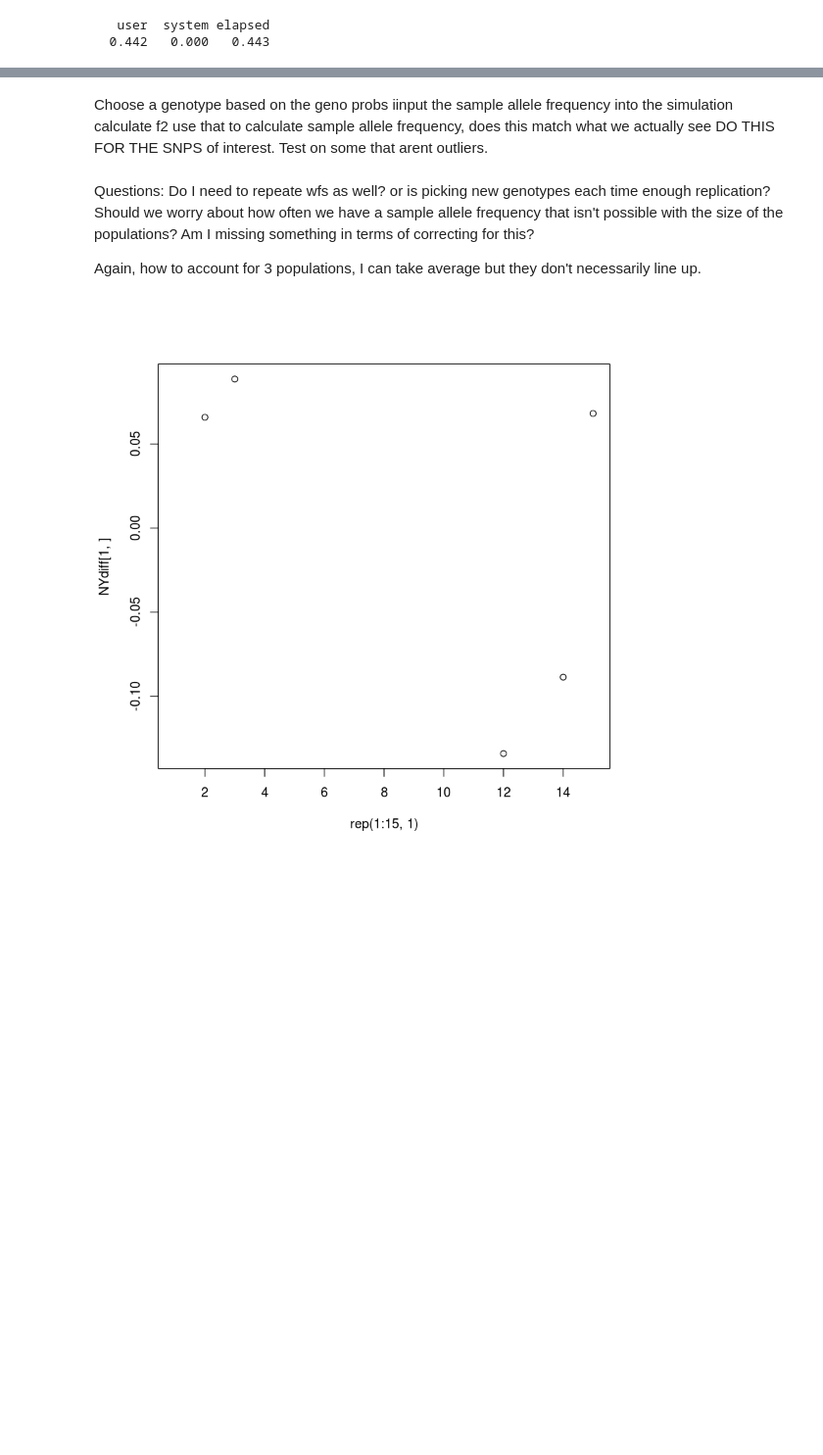
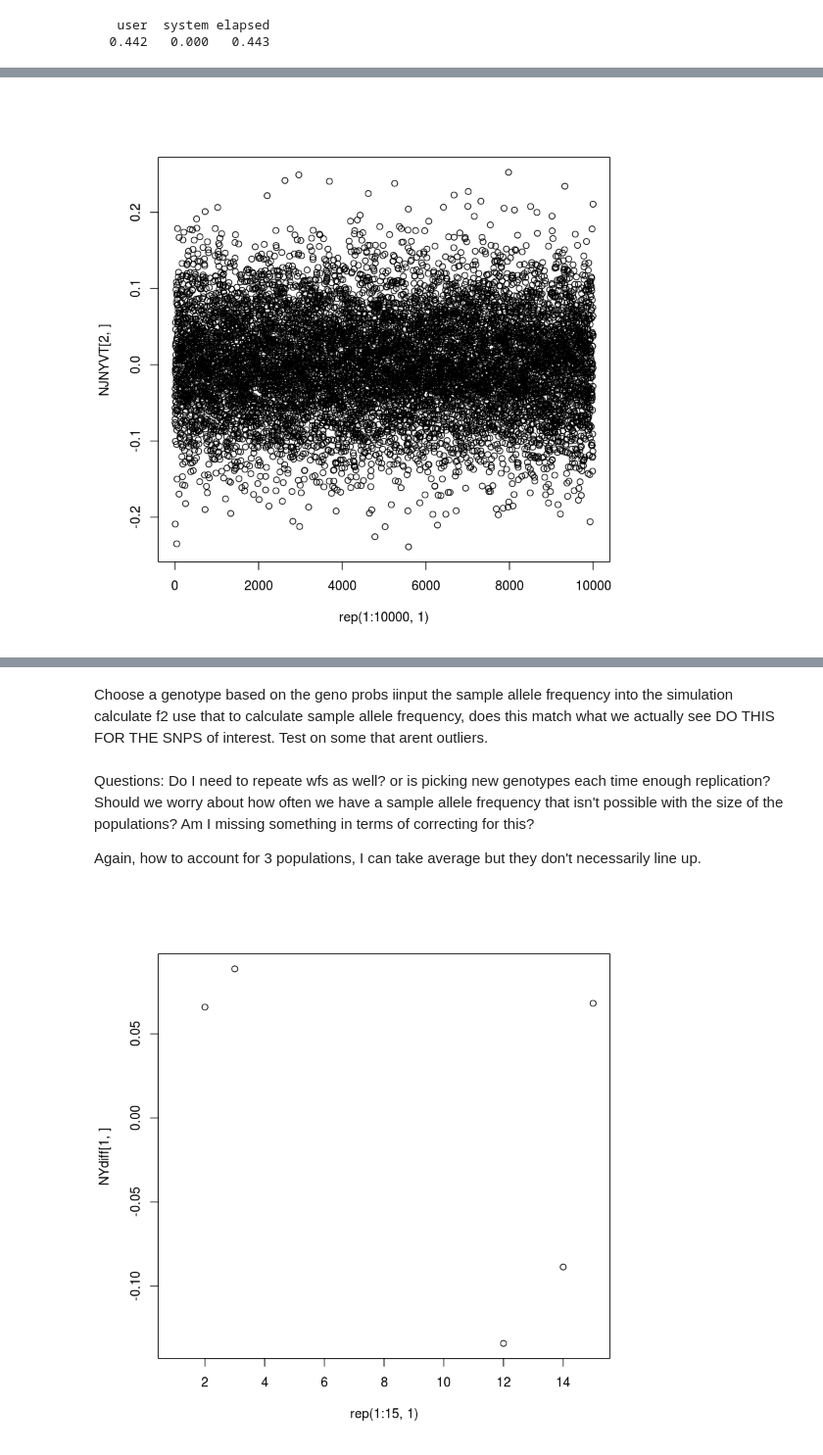
Before and after one commit to sagw/WNS_WGS, a Jupyter notebook: Notebooks/All_AlleleFreqChange.ipynb, the cells around one changed output, grey strips where cells are left out. Shown at 98% size. Saved outputs shown, nothing was run; the diff lists cells and outputs as text; code cells hidden in the pictures; blank space fills up the shorter version.

```diff
--- a/Notebooks/All_AlleleFreqChange.ipynb
+++ b/Notebooks/All_AlleleFreqChange.ipynb
@@ -382,0 +273,4 @@ NJdiff
+# %%
+plot(rep(1:10000,1), NJNYVT[2,])
+# %% [output]
+[figure, added]
```
Also changed, not shown: parts of 30 cells of this notebook.
